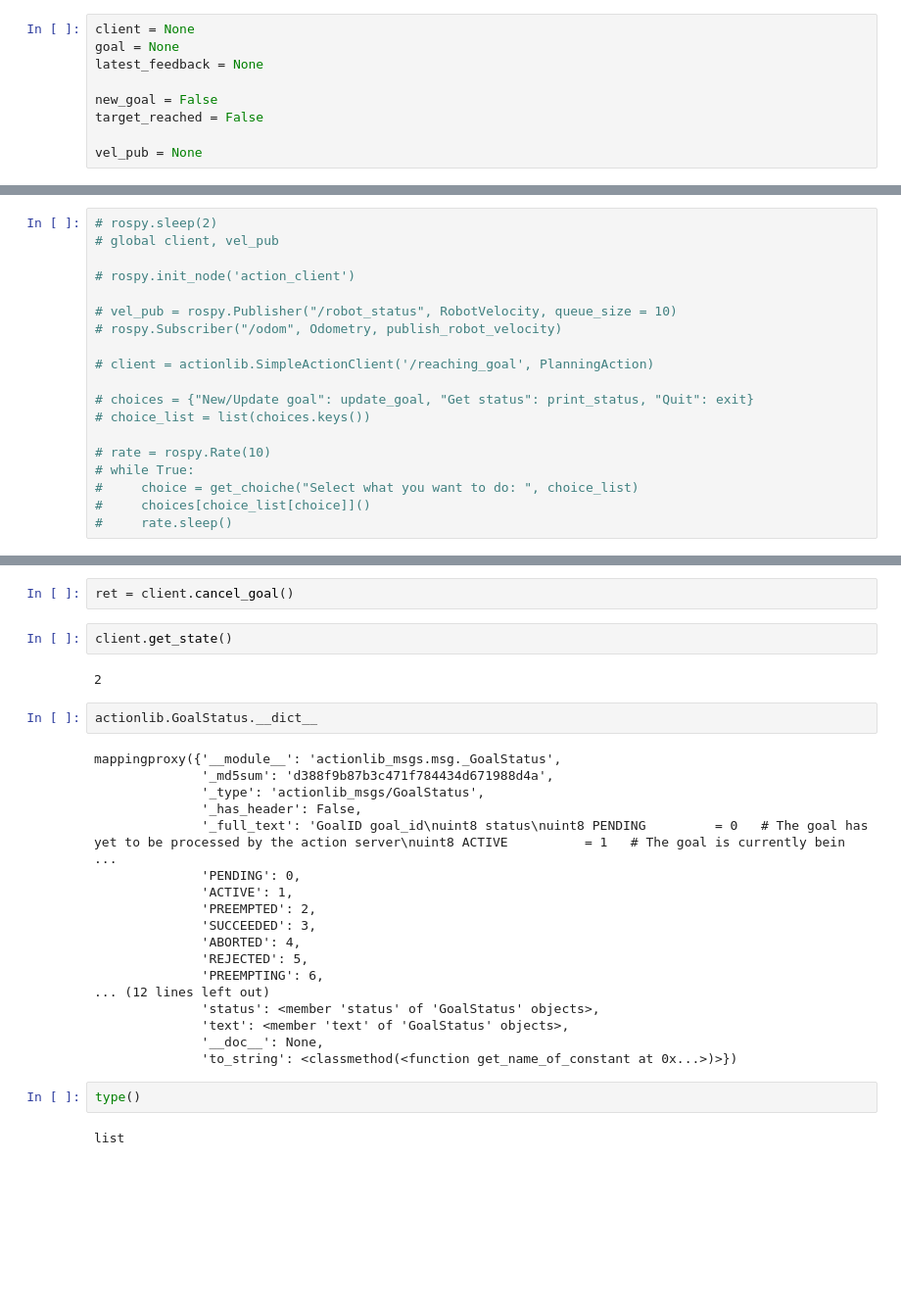
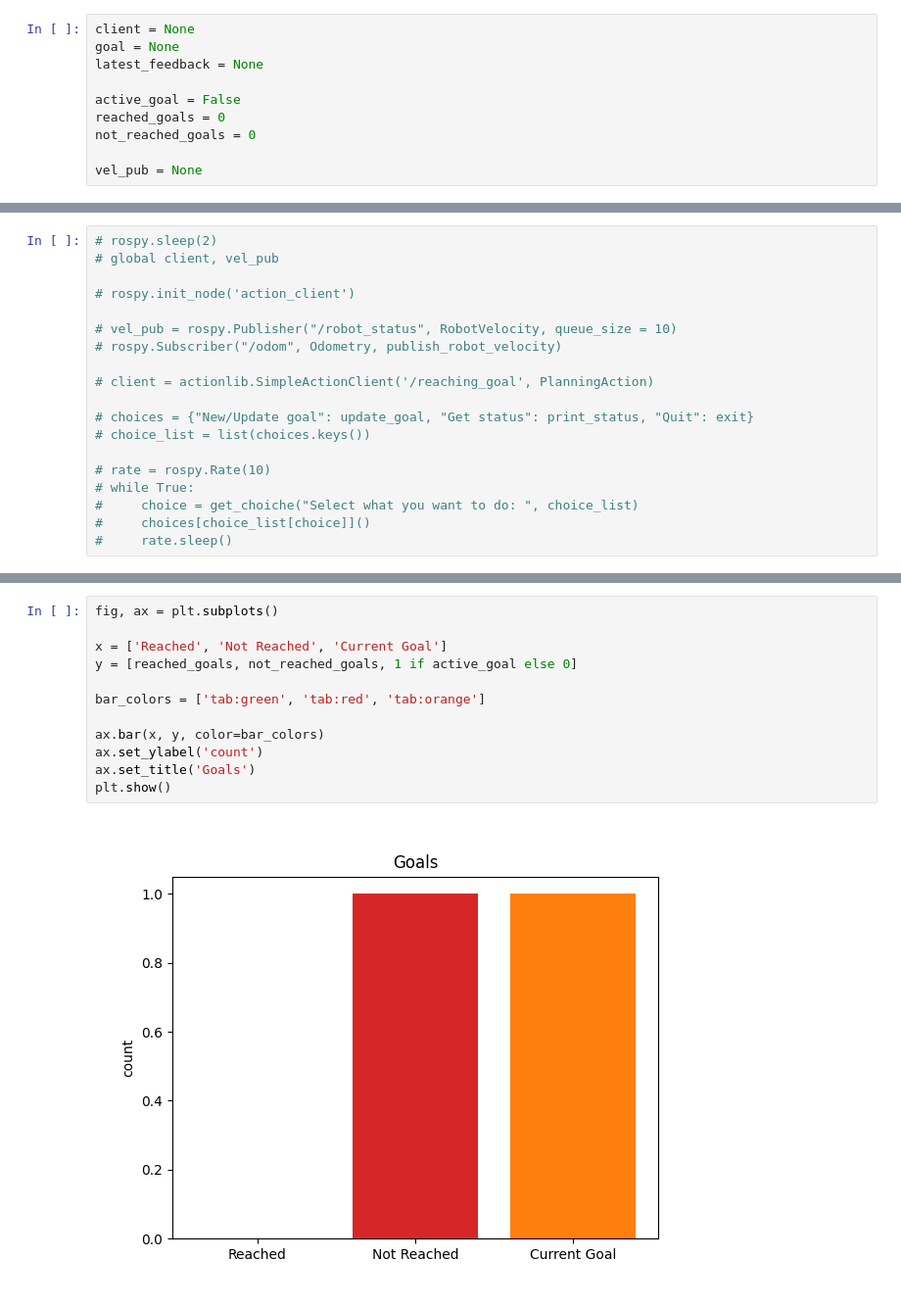
Before and after one commit to obesk/RT1_asignment2_ROS1, a Jupyter notebook: scripts/action_client_notebook.ipynb, the cells around one changed output, grey strips where cells are left out. Shown at 98% size. Drawn from its saved outputs; the diff is of its cells as text; blank space fills up the shorter version.

Commit message:
Created plot with goals
Signed-off-by: Roberto Bertelli <robbybertelli@gmail.com>

```diff
--- a/scripts/action_client_notebook.ipynb
+++ b/scripts/action_client_notebook.ipynb
@@ -27,8 +27,9 @@ client = None
 goal = None
 latest_feedback = None
 
-new_goal = False
-target_reached = False
+active_goal = False
+reached_goals = 0
+not_reached_goals = 0
 
 vel_pub = None
 # %%
@@ -161,30 +181,14 @@ stat: "State 1: avoid obstacle"
-# %%
-ret = client.cancel_goal()
-# %%
-client.get_state()
-# %% [output]
-2
-# %%
-actionlib.GoalStatus.__dict__
-# %% [output]
-mappingproxy({'__module__': 'actionlib_msgs.msg._GoalStatus',
-              '_md5sum': 'd388f9b87b3c471f784434d671988d4a',
-              '_type': 'actionlib_msgs/GoalStatus',
-              '_has_header': False,
-              '_full_text': 'GoalID goal_id\nuint8 status\nuint8 PENDING         = 0   # The goal has yet to be processed by the action server\nuint8 ACTIVE          = 1   # The goal is currently bein ...
-              'PENDING': 0,
-              'ACTIVE': 1,
-              'PREEMPTED': 2,
-              'SUCCEEDED': 3,
-              'ABORTED': 4,
-              'REJECTED': 5,
-              'PREEMPTING': 6,
-... (12 lines left out)
-              'status': <member 'status' of 'GoalStatus' objects>,
-              'text': <member 'text' of 'GoalStatus' objects>,
-              '__doc__': None,
-              'to_string': <classmethod(<function get_name_of_constant at 0x...>)>})
-# %%
-type()
-# %% [output]
-list
+# %%
+fig, ax = plt.subplots()
+
+x = ['Reached', 'Not Reached', 'Current Goal']
+y = [reached_goals, not_reached_goals, 1 if active_goal else 0]
+
+bar_colors = ['tab:green', 'tab:red', 'tab:orange']
+
+ax.bar(x, y, color=bar_colors)
+ax.set_ylabel('count')
+ax.set_title('Goals')
+plt.show()
+# %% [output]
+[figure, added]
```
Also changed, not shown: parts of 4 cells of this notebook.
